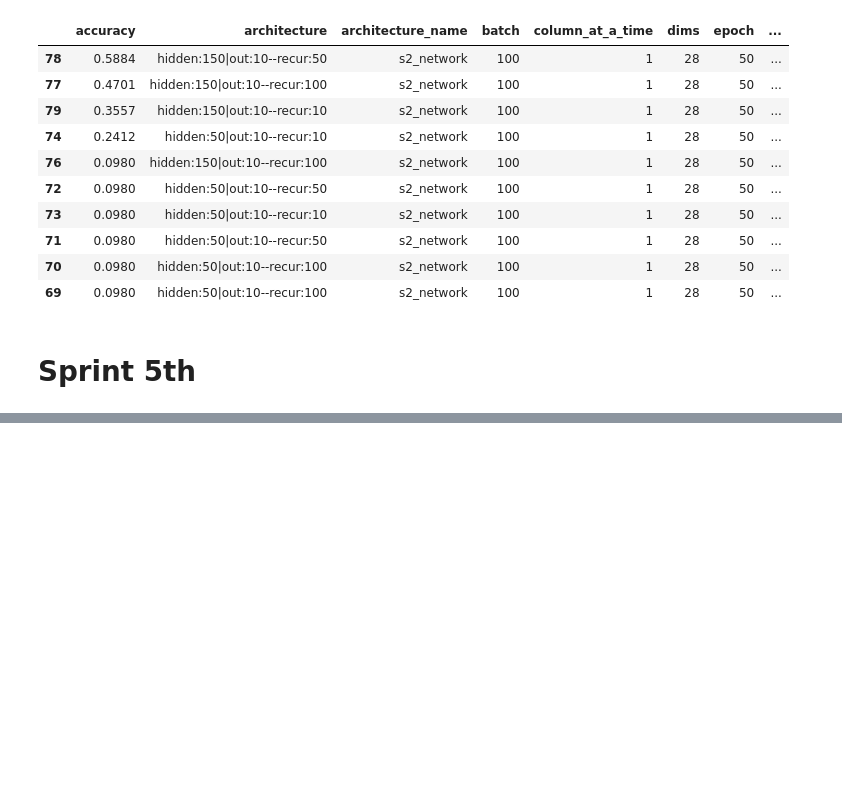
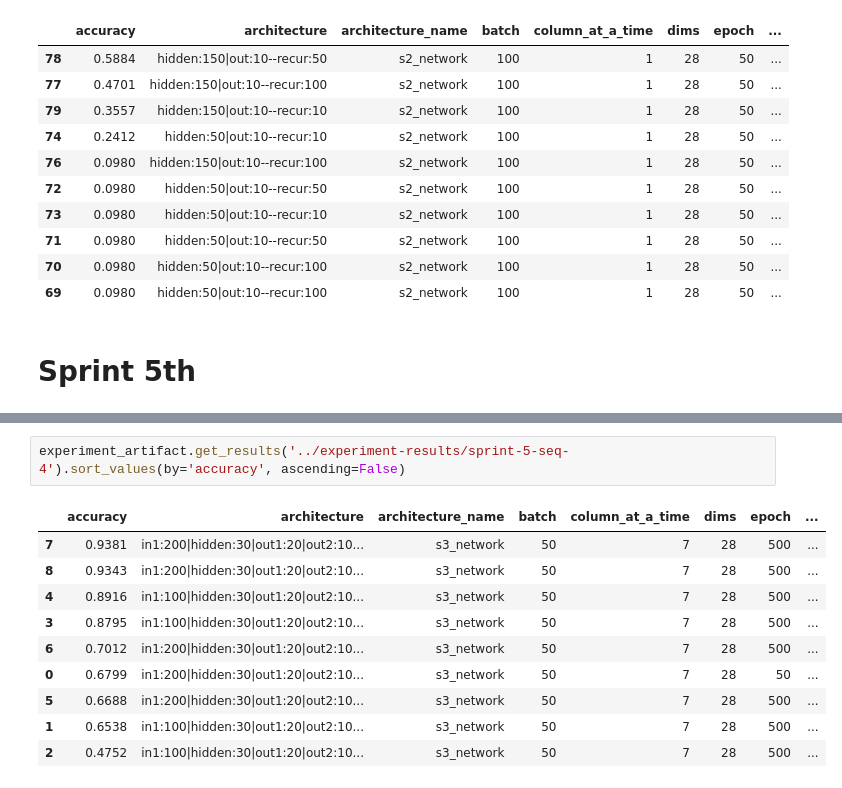
Before and after one commit to p16i/thesis-designing-recurrent-neural-networks-for-explainability, a Jupyter notebook: notebooks/visualize-results.ipynb, the cells around one changed output, grey strips where cells are left out. Cells and saved outputs as stored; diff of their text form; blank space fills up the shorter version.

```diff
--- a/notebooks/visualize-results.ipynb
+++ b/notebooks/visualize-results.ipynb
@@ -132,0 +141,13 @@ df_results_s5[df_results_s5.architecture_name == 's3_network']
+# %%
+experiment_artifact.get_results('../experiment-results/sprint-5-seq-4').sort_values(by='accuracy', ascending=False)
+# %% [output]
+|  | accuracy | architecture | architecture_name | batch | column_at_a_time | dims | epoch | ... |
+| 7 | 0.9381 | in1:200|hidden:30|out1:20|out2:10... | s3_network | 50 | 7 | 28 | 500 | ... |
+| 8 | 0.9343 | in1:200|hidden:30|out1:20|out2:10... | s3_network | 50 | 7 | 28 | 500 | ... |
+| 4 | 0.8916 | in1:100|hidden:30|out1:20|out2:10... | s3_network | 50 | 7 | 28 | 500 | ... |
+| 3 | 0.8795 | in1:100|hidden:30|out1:20|out2:10... | s3_network | 50 | 7 | 28 | 500 | ... |
+| 6 | 0.7012 | in1:200|hidden:30|out1:20|out2:10... | s3_network | 50 | 7 | 28 | 500 | ... |
+| 0 | 0.6799 | in1:200|hidden:30|out1:20|out2:10... | s3_network | 50 | 7 | 28 | 50 | ... |
+| 5 | 0.6688 | in1:200|hidden:30|out1:20|out2:10... | s3_network | 50 | 7 | 28 | 500 | ... |
+| 1 | 0.6538 | in1:100|hidden:30|out1:20|out2:10... | s3_network | 50 | 7 | 28 | 500 | ... |
+| 2 | 0.4752 | in1:100|hidden:30|out1:20|out2:10... | s3_network | 50 | 7 | 28 | 500 | ... |
```
Also changed, not shown: parts of 3 cells of this notebook, 1 other file.
